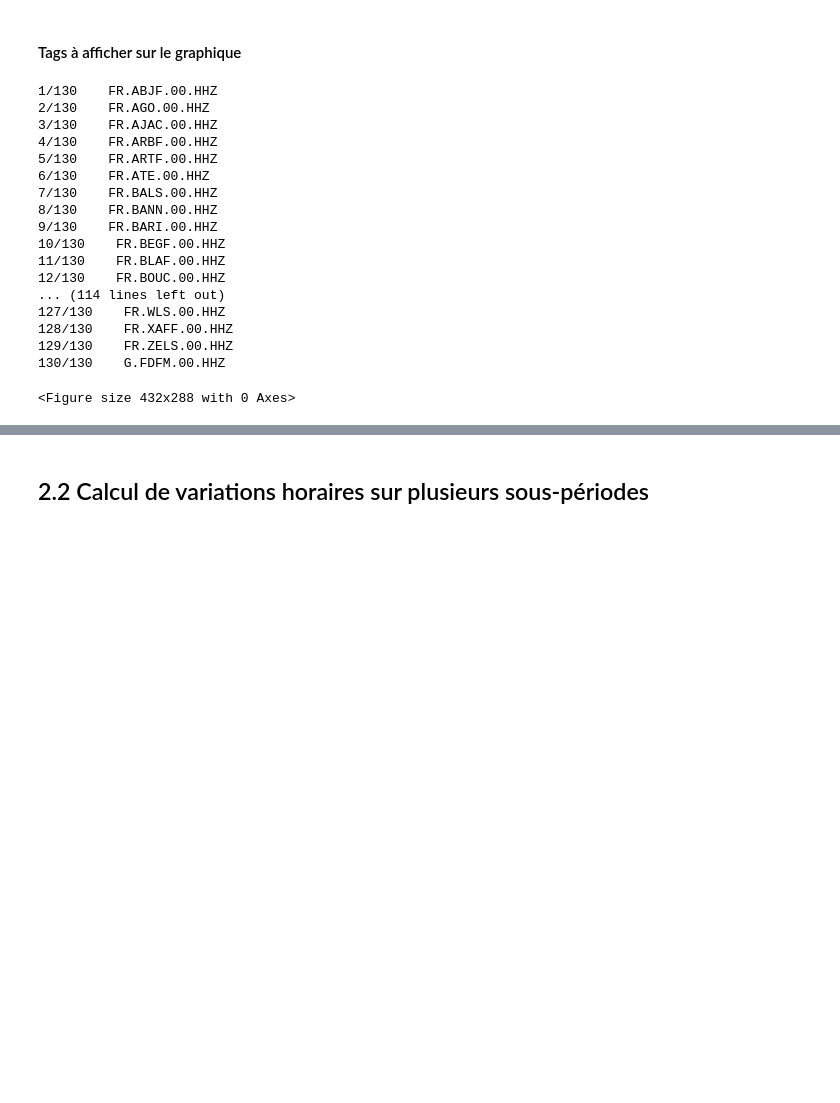
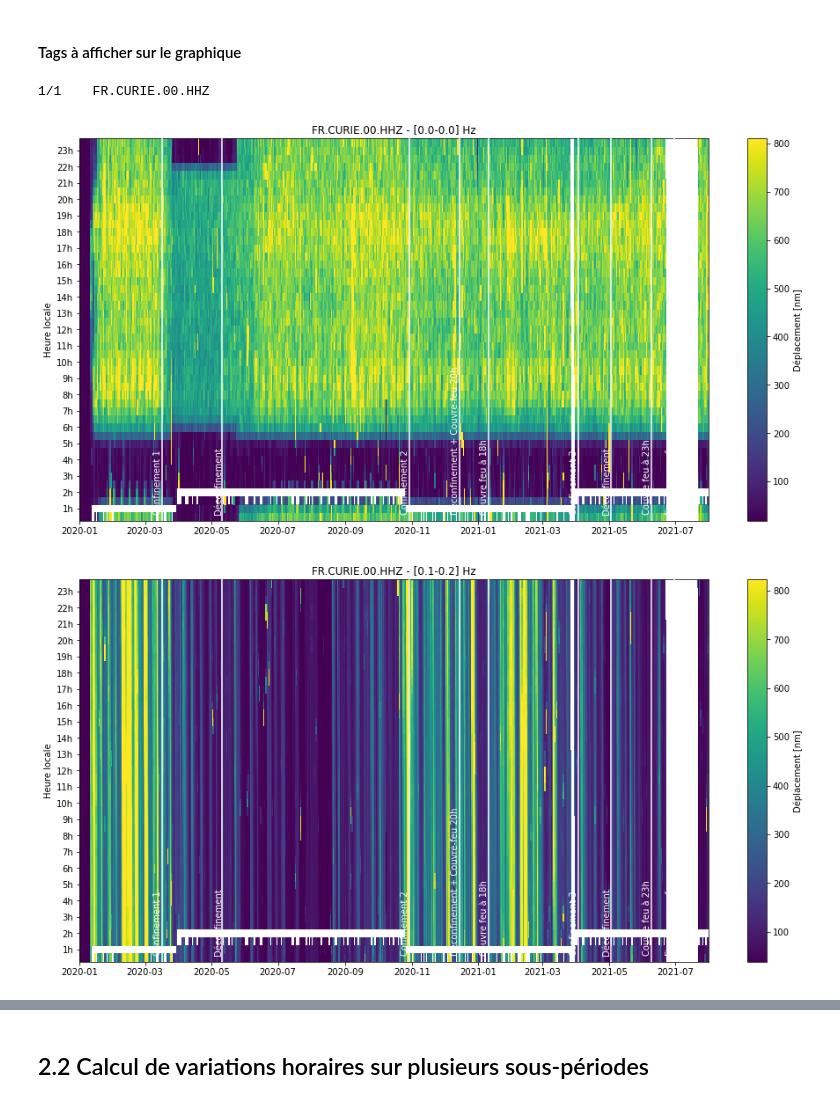
Before and after one commit to FlavienMattern/seismic-noise, a Jupyter notebook: fr_hourly_variations.ipynb, the cells around one changed output, grey strips where cells are left out. Drawn from its saved outputs; the diff is of its cells as text; code cells hidden in the pictures; blank space fills up the shorter version.

```diff
--- a/fr_hourly_variations.ipynb
+++ b/fr_hourly_variations.ipynb
@@ -47,9 +47,9 @@ load_data = False              # Recalculer les PPSDs et le déplacement RMS
 st_file = "DATA/st_metadata/stations_fr.txt"  # Fichier de stations
 noise_input_data = "B:/SeismicNoiseData/"
 timeseries_data = "Files/noise_timeseries/"
-PPSD_FOLDER  = "/media/flavien/Stockage/SeismicNoiseData/PPSD"
-DRMS_FOLDER  = "/media/flavien/Stockage/SeismicNoiseData/DRMS"
-MSEED_FOLDER = "/media/flavien/Stockage/SeismicNoiseData/MSEED"
+PPSD_FOLDER  = "/media/flavien/Flavien USB/Stages/noise_data/PPSD"
+DRMS_FOLDER  = "/media/flavien/Flavien USB/Stages/noise_data/DRMS"
+MSEED_FOLDER = "/media/flavien/Flavien USB/Stages/noise_data/MSEED"
 FIG_FOLDER = "RESULTS"
 tStart = "2020-01-01"
 tEnd = "2021-08-01"
@@ -60,7 +60,7 @@ periods = [[UTCDateTime(tStart), UTCDateTime(tEnd)]]
 ### Récupération des PPSDs et du déplacement RMS
 # %%
 st_name = np.loadtxt(st_file, dtype=str)
-# st_name = ["FR.STR.00.HHZ"]   # Station à étudier
+st_name = ["FR.CURIE.00.HHZ"]   # Station à étudier
 dRMS = {}
 for st_str in st_name:
     try:
@@ -102,52 +102,48 @@ for st_str in st_name:
         try:
             noise = dRMS[st_str][freq]  # Série temporelle du bruit
         except:
             continue
+
+        ### Conversion heures locales
+        L  = len(noise)
+        utc_list = [ UTCDateTime(str(noise.index.values[i])) for i in range(L) ]
+        utc_list = [ np.datetime64(utc_list[i].strftime("%Y-%m-%dT%H:%M:%S.%fZ")) for i in range(L) ]
+        utc_list = np.asarray(utc_list, dtype='datetime64[ns]')
+        noise = noise.reindex(utc_list, method=None)
+        noise = noise.copy().tz_localize("UTC").tz_convert("Europe/Brussels").tz_localize(None).resample("30Min").mean()
+
+        ### Calcul variations horaires
         t, h, noise_matrix = hourly_var(noise, periods)
         grid = noise_matrix * 1e9  # Données en [nm]
 
         ### Mise en graphique de la variation du bruit
         plt.figure(figsize=(16, 8))
         plt.pcolormesh(t, h+0.25, grid)
         plt.clim(np.nanquantile(grid, 0.05), np.nanquantile(grid, 0.95))
         plt.colorbar(label="Déplacement [nm]")
 
         ### Affichage des tags
         for (date, hour, text) in tags:
             # plt.scatter(np.datetime64(date), hour, zorder=50, s=40, color="red", edgecolors="white")
             plt.axvline(np.datetime64(date), zorder=50, color="white", ls="-")
             plt.text(np.datetime64(date)-8, 0.75, text, color="white", fontsize="medium", rotation=90)   # Confinement 1
 
         ### Configuration de l'axe vertical
         plt.ylabel("Heure locale")
         y_ticks = ["%ih" % j for j in range(1, 24)]
         y_loc = [j for j in range(1, 24)]
         plt.yticks(y_loc, y_ticks)
         plt.title("{} - [{}] Hz".format(st_str, freq))
         folder_path = FIG_FOLDER + "/fr_hourly_variations/" + st_str
 
-        if not os.path.exists(folder_path): os.makedirs(folder_path)
-        plt.savefig("{}/hourly_temporal_{}.png".format(folder_path, freq), dpi=150)
-        plt.close()
-        plt.clf()
+#         if not os.path.exists(folder_path): os.makedirs(folder_path)
+#         plt.savefig("{}/hourly_temporal_{}.png".format(folder_path, freq), dpi=150)
+#         plt.close()
+#         plt.clf()
+        plt.show()
 
     k += 1
 # %% [output]
-1/130    FR.ABJF.00.HHZ
-2/130    FR.AGO.00.HHZ
-3/130    FR.AJAC.00.HHZ
-4/130    FR.ARBF.00.HHZ
-5/130    FR.ARTF.00.HHZ
-6/130    FR.ATE.00.HHZ
-7/130    FR.BALS.00.HHZ
-8/130    FR.BANN.00.HHZ
-9/130    FR.BARI.00.HHZ
-10/130    FR.BEGF.00.HHZ
-11/130    FR.BLAF.00.HHZ
-12/130    FR.BOUC.00.HHZ
-... (114 lines left out)
-127/130    FR.WLS.00.HHZ
-128/130    FR.XAFF.00.HHZ
-129/130    FR.ZELS.00.HHZ
-130/130    G.FDFM.00.HHZ
+1/1    FR.CURIE.00.HHZ
-<Figure size 432x288 with 0 Axes>
+[figure, added]
+[figure, added]
```
Also changed, not shown: parts of 3 cells of this notebook, 2 other files.
